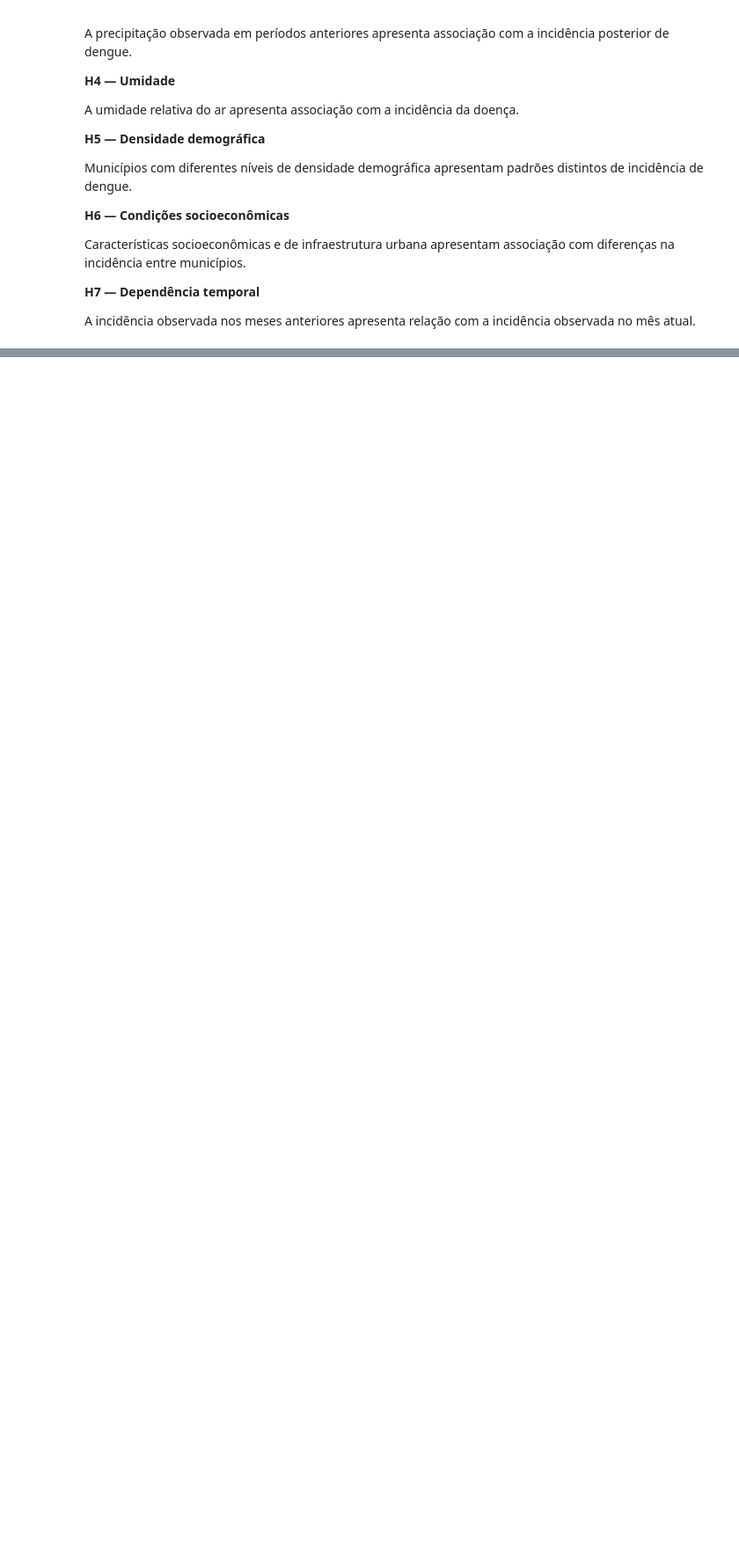
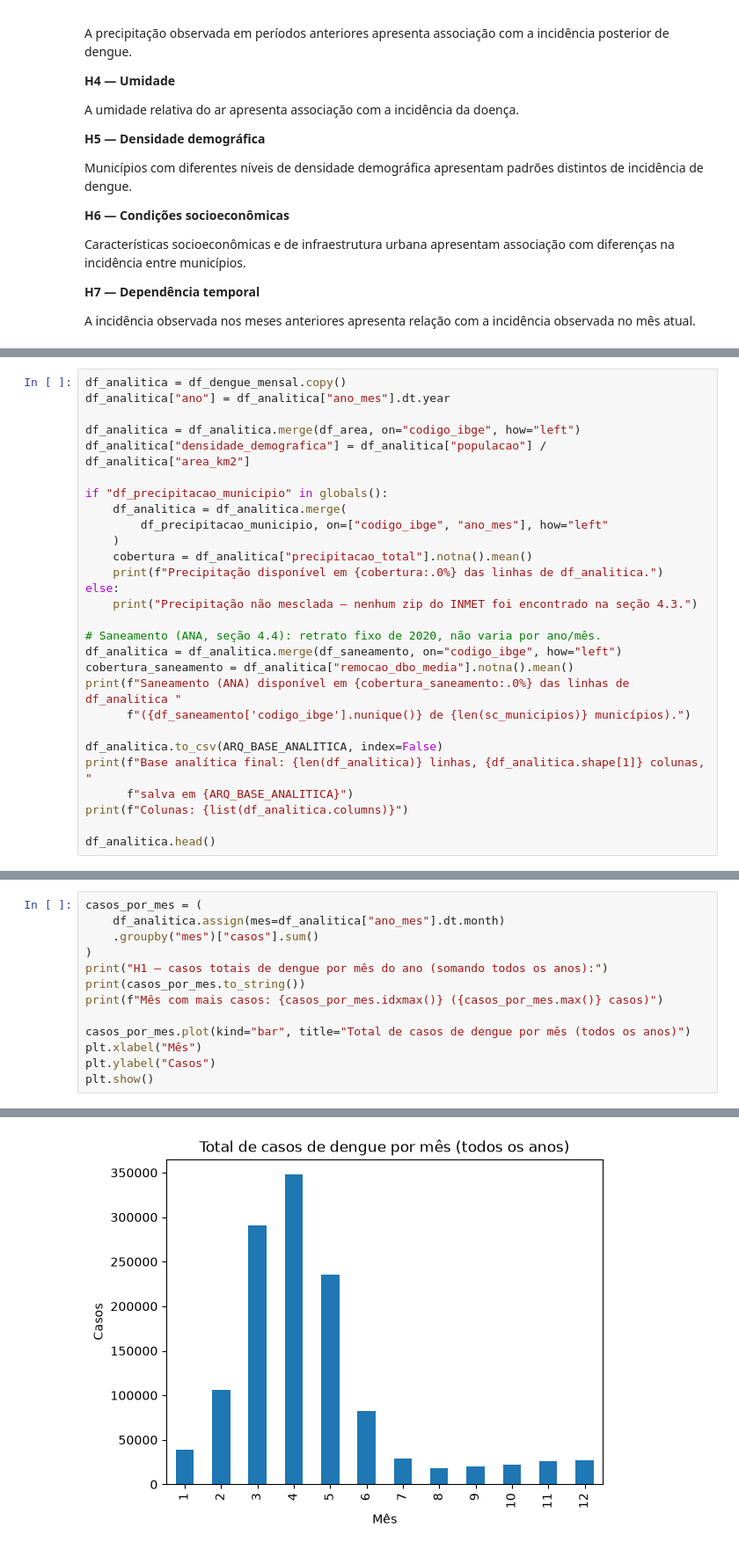
Before and after one commit to EmersonComar/planejamento_gestao_projetos, a Jupyter notebook: notebooks/notebook_eda_dengue.ipynb, the cells around one changed output, grey strips where cells are left out. Shown at 88% size. Cells and saved outputs as stored; diff of their text form; blank space fills up the shorter version.

```diff
--- a/notebooks/notebook_eda_dengue.ipynb
+++ b/notebooks/notebook_eda_dengue.ipynb
@@ -267,0 +819,28 @@ print(
+# %%
+df_analitica = df_dengue_mensal.copy()
+df_analitica["ano"] = df_analitica["ano_mes"].dt.year
+
+df_analitica = df_analitica.merge(df_area, on="codigo_ibge", how="left")
+df_analitica["densidade_demografica"] = df_analitica["populacao"] / df_analitica["area_km2"]
+
+if "df_precipitacao_municipio" in globals():
+    df_analitica = df_analitica.merge(
+        df_precipitacao_municipio, on=["codigo_ibge", "ano_mes"], how="left"
+    )
+    cobertura = df_analitica["precipitacao_total"].notna().mean()
+    print(f"Precipitação disponível em {cobertura:.0%} das linhas de df_analitica.")
+else:
+    print("Precipitação não mesclada — nenhum zip do INMET foi encontrado na seção 4.3.")
+
+# Saneamento (ANA, seção 4.4): retrato fixo de 2020, não varia por ano/mês.
+df_analitica = df_analitica.merge(df_saneamento, on="codigo_ibge", how="left")
+cobertura_saneamento = df_analitica["remocao_dbo_media"].notna().mean()
+print(f"Saneamento (ANA) disponível em {cobertura_saneamento:.0%} das linhas de df_analitica "
+      f"({df_saneamento['codigo_ibge'].nunique()} de {len(sc_municipios)} municípios).")
+
+df_analitica.to_csv(ARQ_BASE_ANALITICA, index=False)
+print(f"Base analítica final: {len(df_analitica)} linhas, {df_analitica.shape[1]} colunas, "
+      f"salva em {ARQ_BASE_ANALITICA}")
+print(f"Colunas: {list(df_analitica.columns)}")
+
+df_analitica.head()
@@ -267,0 +865,14 @@ print(
+# %%
+casos_por_mes = (
+    df_analitica.assign(mes=df_analitica["ano_mes"].dt.month)
+    .groupby("mes")["casos"].sum()
+)
+print("H1 — casos totais de dengue por mês do ano (somando todos os anos):")
+print(casos_por_mes.to_string())
+print(f"Mês com mais casos: {casos_por_mes.idxmax()} ({casos_por_mes.max()} casos)")
+
+casos_por_mes.plot(kind="bar", title="Total de casos de dengue por mês (todos os anos)")
+plt.xlabel("Mês")
+plt.ylabel("Casos")
+plt.show()
+# %% [output]
@@ -267,0 +894 @@ print(
+[figure, added]
```
Also changed, not shown: parts of 47 cells of this notebook, 9 other files.
